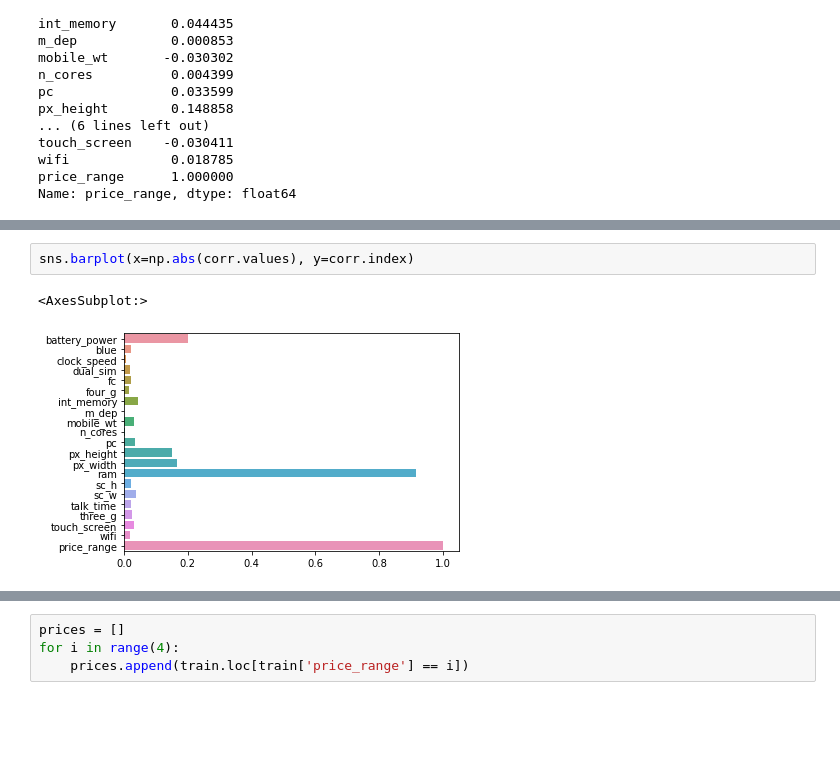
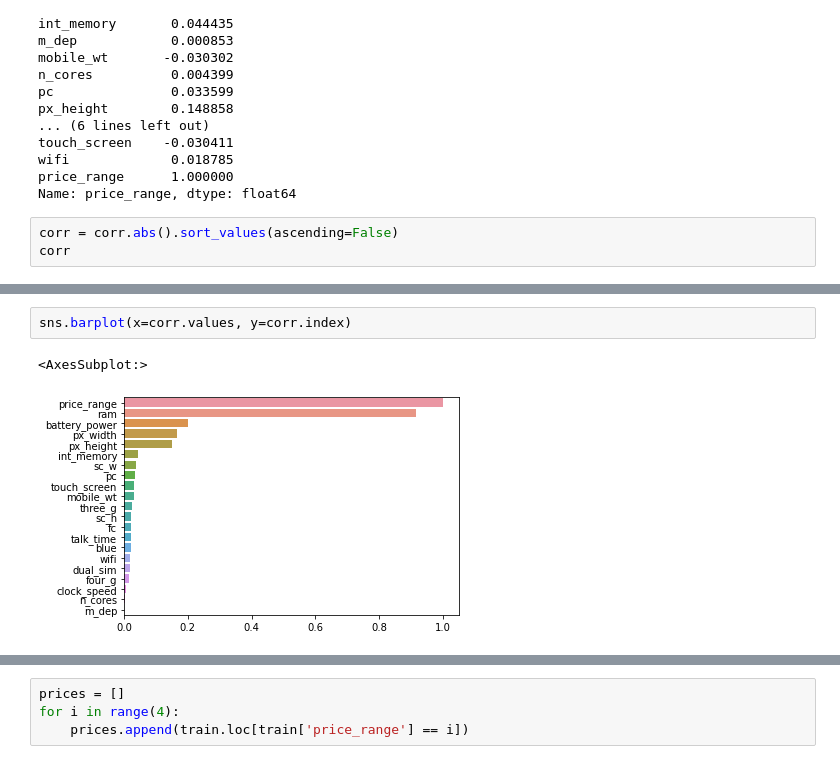
Before and after one commit to posky/Data_Analysis, a Jupyter notebook: Mobile-Price-Classification/mobile_price_classification_EDA.ipynb, the cells around one changed output, grey strips where cells are left out. Cells and saved outputs as stored; diff of their text form; blank space fills up the shorter version.

```diff
--- a/Mobile-Price-Classification/mobile_price_classification_EDA.ipynb
+++ b/Mobile-Price-Classification/mobile_price_classification_EDA.ipynb
@@ -84,3 +128,6 @@ touch_screen    -0.030411
 wifi             0.018785
 price_range      1.000000
 Name: price_range, dtype: float64
+# %%
+corr = corr.abs().sort_values(ascending=False)
+corr
@@ -87,6 +152,6 @@ Name: price_range, dtype: float64
 # %%
-sns.barplot(x=np.abs(corr.values), y=corr.index)
+sns.barplot(x=corr.values, y=corr.index)
 # %% [output]
 <AxesSubplot:>
-[figure, old version]
+[figure, new version]
 # %% [markdown]
```
Also changed, not shown: parts of 20 cells of this notebook, 3 other files.
